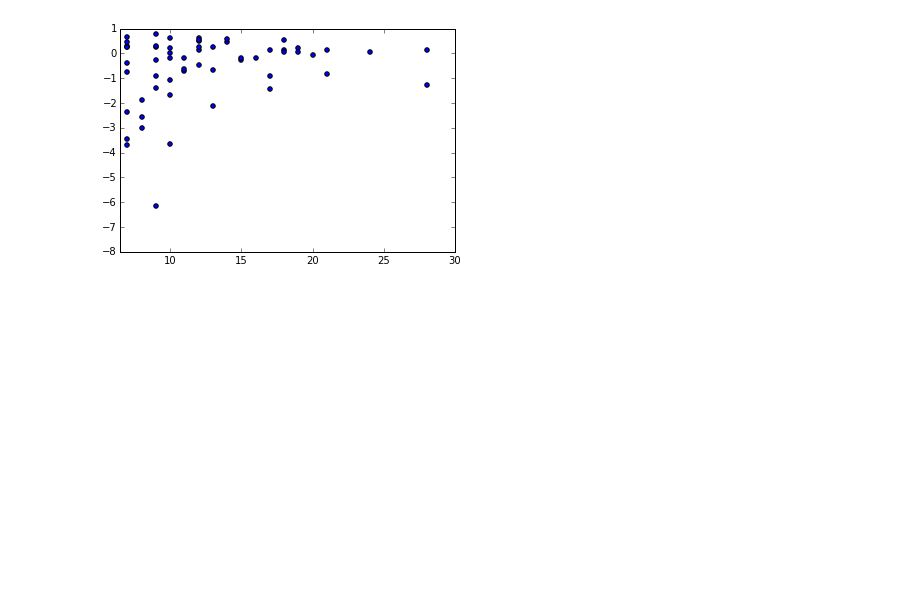
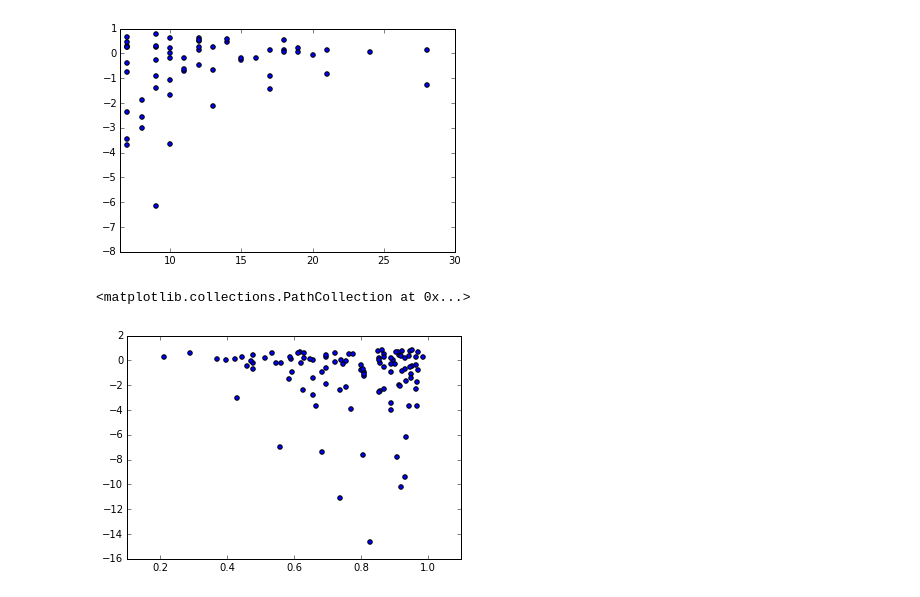
Before and after one commit to astroandes/LGanistropy, a Jupyter notebook: code/explore.ipynb, the cells around one changed output. Drawn from its saved outputs; the diff is of its cells as text; code cells hidden in the pictures; blank space fills up the shorter version.

```diff
--- a/code/explore.ipynb
+++ b/code/explore.ipynb
@@ -177,18 +177,24 @@ def load_obs(obs_name):
     obs_data = np.loadtxt(obs_name, dtype=dtype)
     return obs_data
 # %%
-def get_environment(eigenv_1, eigenv_2, eigenv_3, eigenvec_1, eigenvec_2, eigenvec_3, pos_x=0.0, pos_y=0.0, pos_z=0.0):
+def get_environment(eigenv_1, eigenv_2, eigenv_3,
+                    eigenvec_1, eigenvec_2, eigenvec_3, pos_x=0.0, pos_y=0.0, pos_z=0.0):
     delta_x = eigenv_1['delta_x']
     i = int(pos_x//delta_x)
     j = int(pos_y//delta_x)
     k = int(pos_z//delta_x)
     norma = np.sqrt(np.sum(eigenvec_3['eigenvec'][:,i,j,k]**2))
-    #print(i,j,k, norma)
+    e1 = eigenv_1['eigenval'][i,j,k]
+    e2 = eigenv_2['eigenval'][i,j,k]
+    e3 = eigenv_3['eigenval'][i,j,k]
+    FA = ((e1-e3)**2 + (e2-e3)**2 + (e1-e2)**2)/(e1**2 + e2**2 + e3**2)
+    FA = np.sqrt(FA/3.0)
     return {'eigen_1': eigenv_1['eigenval'][i,j,k],
                 'eigen_2': eigenv_2['eigenval'][i,j,k],
                 'eigen_3': eigenv_3['eigenval'][i,j,k],
                 'eigenvec_3': eigenvec_3['eigenvec'][:,i,j,k]/norma,
-                'eigenvec_1': eigenvec_1['eigenvec'][:,i,j,k]/norma}
+                'eigenvec_1': eigenvec_1['eigenvec'][:,i,j,k]/norma,
+               'FA': FA}
 # %%
 eigen_1 = read_CIC_scalar("../data/tweb/snap_135.s1.00.eigen_1")
 eigen_2 = read_CIC_scalar("../data/tweb/snap_135.s1.00.eigen_2")
@@ -247,6 +253,9 @@ beta_A = np.ones(n_pairs)
 beta_B = np.ones(n_pairs)
 n_bright_A = np.ones(n_pairs)
 n_bright_B = np.ones(n_pairs)
+FA_A = np.ones(n_pairs)
+FA_B = np.ones(n_pairs)
+
 for i in range(n_pairs):
     filename = "../data/dm_selected/Illustris_group_{}.dat".format(i)
     data = load_snapshot(filename)
@@ -268,6 +277,18 @@ for i in range(n_pairs):
     beta_B[i] = get_beta(main_h_data[1],
                         satellite_data_B[['x','y','z']][i_B],
                         satellite_data_B[['vx','vy','vz']][i_B])
+    env_A = get_environment(eigen_1, eigen_2, eigen_3,
+                            eigenv_1, eigenv_2, eigenv_3,
+                            pos_x=main_h_data[0]['x'],
+                            pos_y=main_h_data[0]['y'],
+                            pos_z=main_h_data[0]['z'])
+    env_B = get_environment(eigen_1, eigen_2, eigen_3,
+                            eigenv_1, eigenv_2, eigenv_3,
+                            pos_x=main_h_data[1]['x'],
+                            pos_y=main_h_data[1]['y'],
+                            pos_z=main_h_data[1]['z'])
+    FA_A[i] = env_A['FA']
+    FA_B[i] = env_B['FA']
 # %%
 #plt.scatter(beta_A, beta_B)
 beta = beta_A.copy()
@@ -276,6 +297,8 @@ beta = np.append(beta, beta_B)
 n_bright = n_bright_A.copy()
 n_bright = np.append(n_bright, n_bright_B)
 
+fa = FA_A.copy()
+fa = np.append(fa, FA_B)
 ii = beta< -2.0
 print np.count_nonzero(ii[n_bright>9]), len(beta[n_bright>9])
 a = plt.hist(beta_A[n_bright_A>9], bins=np.linspace(-3.0,1.0,15), normed=True)
@@ -297,3 +320,8 @@ plt.ylim([-8,1])
 # %% [output]
 (-8, 1)
 [figure]
+# %%
+plt.scatter(fa, beta)
+# %% [output]
+<matplotlib.collections.PathCollection at 0x...>
+[figure, added]
```
Also changed, not shown: parts of 5 cells of this notebook.
